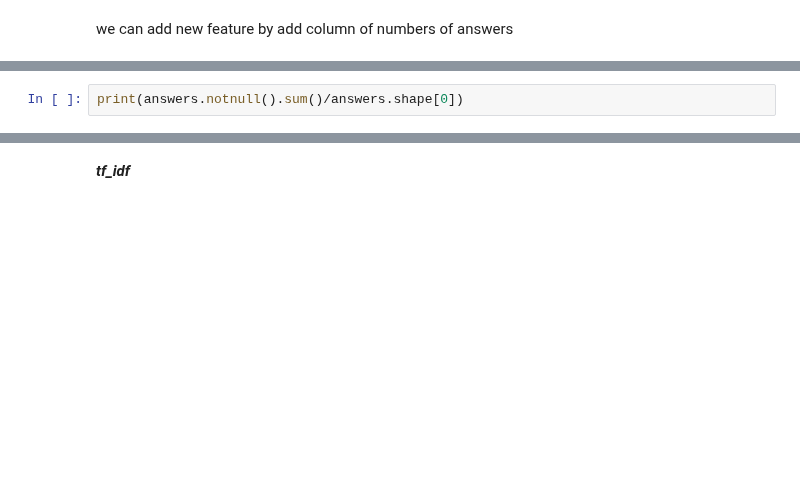
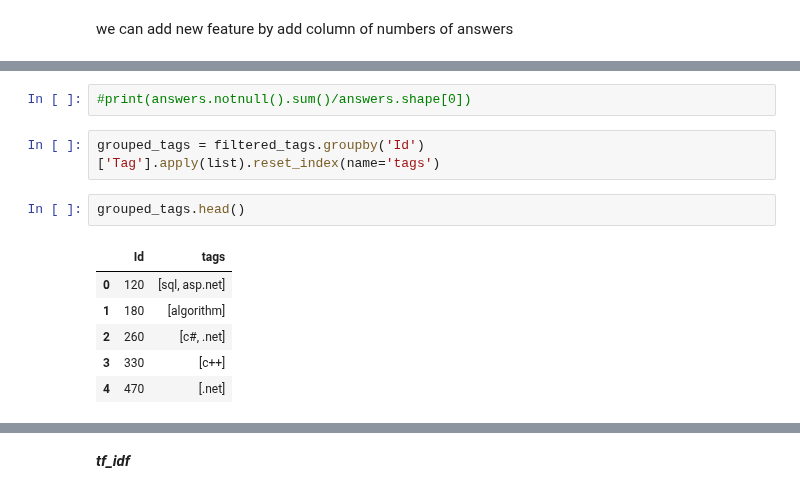
Before and after one commit to abdelrahman-7474/NLP_Question-tagging, a Jupyter notebook: nlp-question-tagging.ipynb, the cells around one changed output, grey strips where cells are left out. Cells and saved outputs as stored; diff of their text form; blank space fills up the shorter version.

```diff
--- a/nlp-question-tagging.ipynb
+++ b/nlp-question-tagging.ipynb
@@ -269,2 +212,13 @@ print(questions.notnull().sum()/answers.shape[0])
 # %%
-print(answers.notnull().sum()/answers.shape[0])
+#print(answers.notnull().sum()/answers.shape[0])
+# %%
+grouped_tags = filtered_tags.groupby('Id')['Tag'].apply(list).reset_index(name='tags')
+# %%
+grouped_tags.head()
+# %% [output]
+|  | Id | tags |
+| 0 | 120 | [sql, asp.net] |
+| 1 | 180 | [algorithm] |
+| 2 | 260 | [c#, .net] |
+| 3 | 330 | [c++] |
+| 4 | 470 | [.net] |
```
Also changed, not shown: parts of 61 cells of this notebook.
